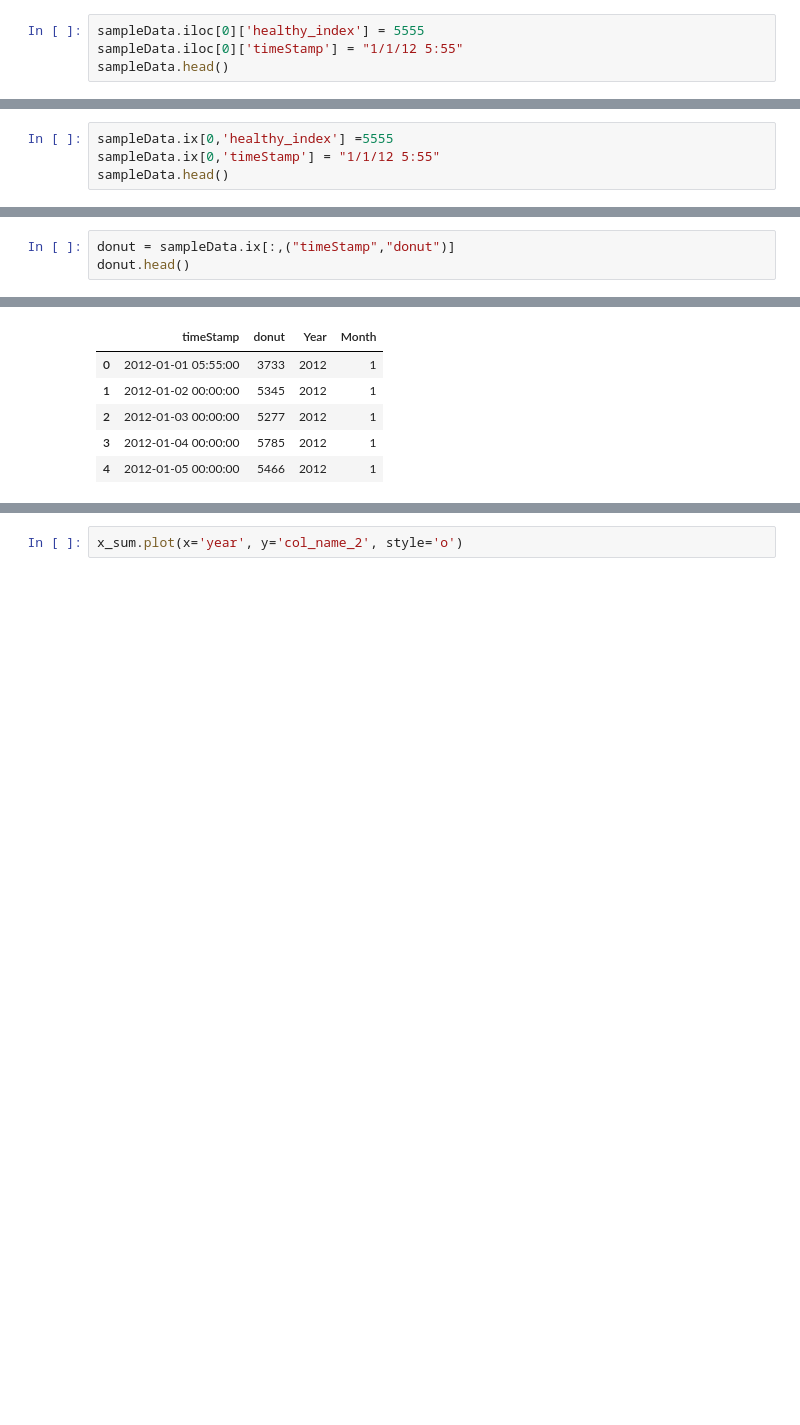
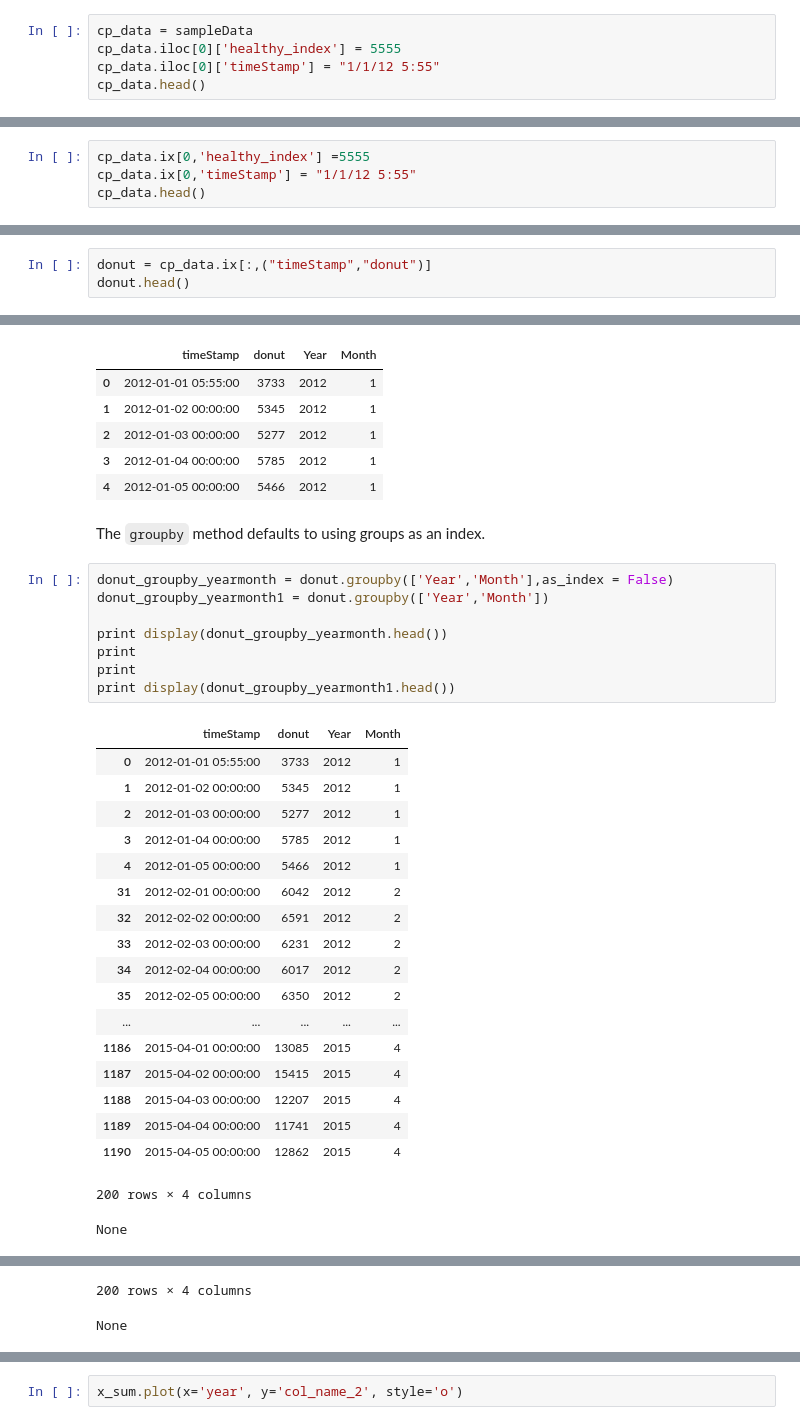
Before and after one commit to blehman/PyMNtos_ipynbD3_workshop, a Jupyter notebook: d3_notebook_example/notebooks/example.ipynb, the cells around one changed output, grey strips where cells are left out. Saved outputs shown, nothing was run; the diff lists cells and outputs as text; blank space fills up the shorter version.

```diff
--- a/d3_notebook_example/notebooks/example.ipynb
+++ b/d3_notebook_example/notebooks/example.ipynb
@@ -64,7 +64,8 @@ An easy frustration with a [simple solution](http://pandas.pydata.org/pandas-doc
 
 The first example returns a __copy__ of `sampleData`. The original value remains unchanged.
 # %%
-sampleData.iloc[0]['healthy_index'] = 5555
-sampleData.iloc[0]['timeStamp'] = "1/1/12 5:55"
-sampleData.head()
+cp_data = sampleData
+cp_data.iloc[0]['healthy_index'] = 5555
+cp_data.iloc[0]['timeStamp'] = "1/1/12 5:55"
+cp_data.head()
 # %% [output]
@@ -86,9 +87,9 @@ See the the caveats in the documentation: http://pandas.pydata.org/pandas-docs/s
 # %% [markdown]
 The next example returns a __view__ of `sampleData`. The original value is changed.
 # %%
-sampleData.ix[0,'healthy_index'] =5555
-sampleData.ix[0,'timeStamp'] = "1/1/12 5:55"
-sampleData.head()
+cp_data.ix[0,'healthy_index'] =5555
+cp_data.ix[0,'timeStamp'] = "1/1/12 5:55"
+cp_data.head()
 # %% [output]
 |  | timeStamp | paleo_users | dtmonth | healthy_index | snack_food_index | paleo | gluten | donut | aquafina | ... |
 | 0 | 1/1/12 5:55 | NaN | 1/1/12 | 5555 | 13050 | 957 | 2188 | 3733 | 398 | ... |
@@ -118,7 +119,7 @@ sampleData.head()
 ####Datetime Binning
 The datetime object has properties that make binning rather simple.
 # %%
-donut = sampleData.ix[:,("timeStamp","donut")]
+donut = cp_data.ix[:,("timeStamp","donut")]
 donut.head()
 # %% [output]
 |  | timeStamp | donut |
@@ -140,3 +141,33 @@ donut.head()
 | 2 | 2012-01-03 00:00:00 | 5277 | 2012 | 1 |
 | 3 | 2012-01-04 00:00:00 | 5785 | 2012 | 1 |
 | 4 | 2012-01-05 00:00:00 | 5466 | 2012 | 1 |
+# %% [markdown]
+The `groupby` method defaults to using groups as an index.
+# %%
+donut_groupby_yearmonth = donut.groupby(['Year','Month'],as_index = False)
+donut_groupby_yearmonth1 = donut.groupby(['Year','Month'])
+
+print display(donut_groupby_yearmonth.head())
+print
+print
+print display(donut_groupby_yearmonth1.head())
+# %% [output]
+|  | timeStamp | donut | Year | Month |
+| 0 | 2012-01-01 05:55:00 | 3733 | 2012 | 1 |
+| 1 | 2012-01-02 00:00:00 | 5345 | 2012 | 1 |
+| 2 | 2012-01-03 00:00:00 | 5277 | 2012 | 1 |
+| 3 | 2012-01-04 00:00:00 | 5785 | 2012 | 1 |
+| 4 | 2012-01-05 00:00:00 | 5466 | 2012 | 1 |
+| 31 | 2012-02-01 00:00:00 | 6042 | 2012 | 2 |
+| 32 | 2012-02-02 00:00:00 | 6591 | 2012 | 2 |
+| 33 | 2012-02-03 00:00:00 | 6231 | 2012 | 2 |
+| 34 | 2012-02-04 00:00:00 | 6017 | 2012 | 2 |
+| 35 | 2012-02-05 00:00:00 | 6350 | 2012 | 2 |
+| ... | ... | ... | ... | ... |
+| 1186 | 2015-04-01 00:00:00 | 13085 | 2015 | 4 |
+| 1187 | 2015-04-02 00:00:00 | 15415 | 2015 | 4 |
+| 1188 | 2015-04-03 00:00:00 | 12207 | 2015 | 4 |
+| 1189 | 2015-04-04 00:00:00 | 11741 | 2015 | 4 |
+| 1190 | 2015-04-05 00:00:00 | 12862 | 2015 | 4 |
+200 rows × 4 columns
+None
@@ -142,0 +191,2 @@ donut.head()
+200 rows × 4 columns
+None
```
Also changed, not shown: parts of 23 cells of this notebook.
